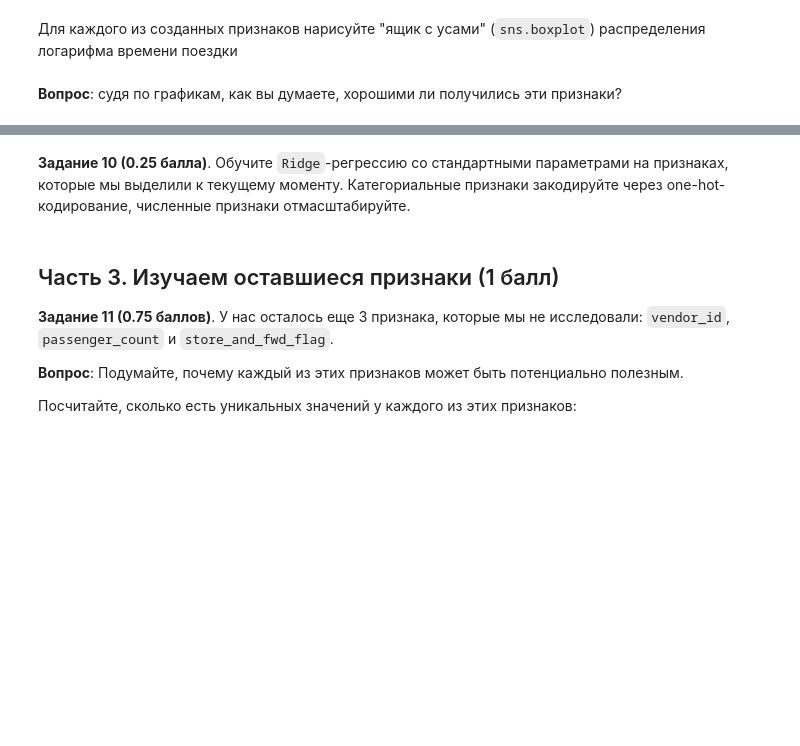
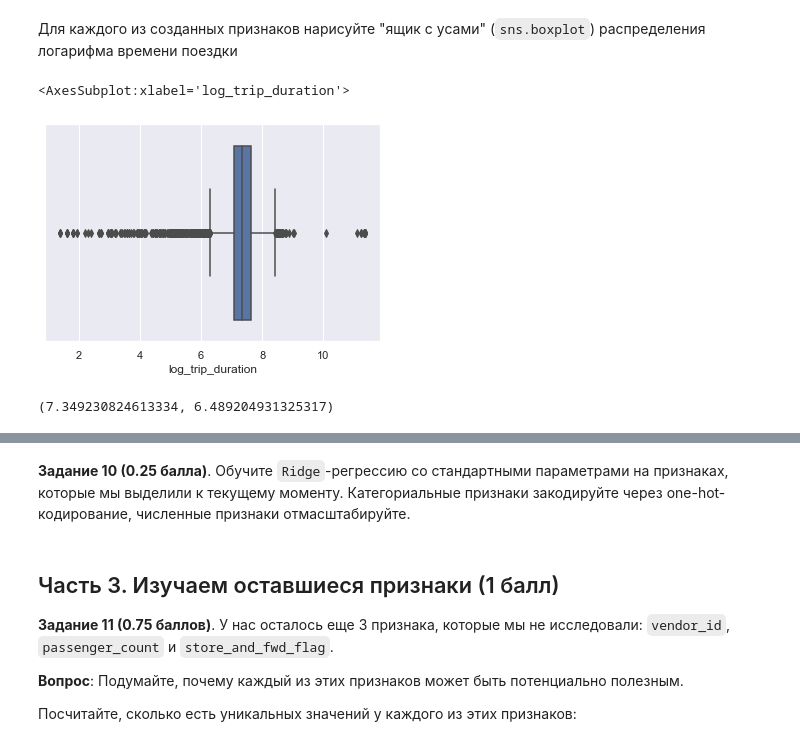
Before and after one commit to DataStas/cv_StanislavS, a Jupyter notebook: taxi/taxi.ipynb, the cells around one changed output, grey strips where cells are left out. Drawn from its saved outputs; the diff is of its cells as text; code cells hidden in the pictures; blank space fills up the shorter version.

```diff
--- a/taxi/taxi.ipynb
+++ b/taxi/taxi.ipynb
@@ -532,2 +605,10 @@ train=train.drop(['v_avg'],axis=1)
+# %%
+mask = ((df['dropoff_latitude'] < 40.67) & (df['dropoff_latitude'] > 40.63)) & ((df['dropoff_longitude'] < -73.77) & (df['dropoff_longitude'] > -73.82))
+# %%
+train['air_2'] = mask.apply(lambda x: 0 if (x==False) else 1)
+# %%
+mask = ((df['dropoff_latitude'] < 40.78) & (df['dropoff_latitude'] > 40.77)) & ((df['dropoff_longitude'] < -73.85) & (df['dropoff_longitude'] > -73.89))
+# %%
+train['air_1'] = mask.apply(lambda x: 0 if (x==False) else 1)
 # %% [markdown]
 Для каждого из созданных признаков нарисуйте "ящик с усами" (`sns.boxplot`) распределения логарифма времени поездки
@@ -536,2 +615,9 @@ train=train.drop(['v_avg'],axis=1)
-# %% [markdown]
-**Вопрос**: судя по графикам, как вы думаете, хорошими ли получились эти признаки?
+# %%
+sns.boxplot(x = train[train['air_1'] == 1]['log_trip_duration'])
+# %% [output]
+<AxesSubplot:xlabel='log_trip_duration'>
+[figure, added]
+# %%
+train[train['air_1'] == 1]['log_trip_duration'].median(), train[train['air_1'] == 0]['log_trip_duration'].median()
+# %% [output]
+(7.349230824613334, 6.489204931325317)
```
Also changed, not shown: parts of 38 cells of this notebook, 1 other file.
